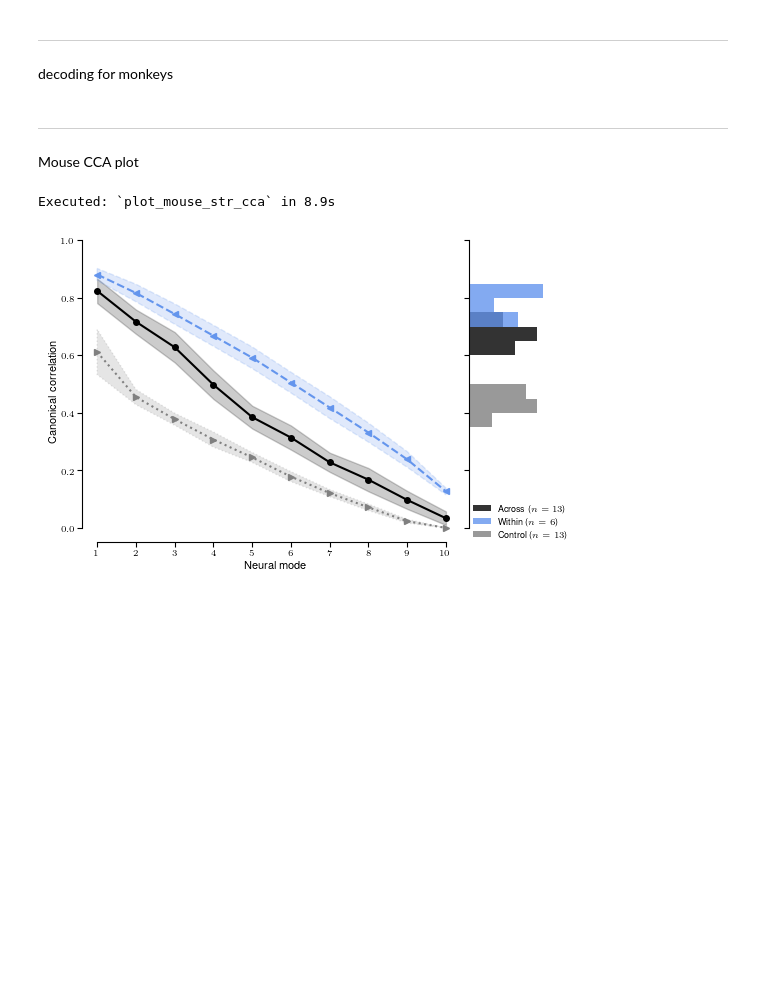
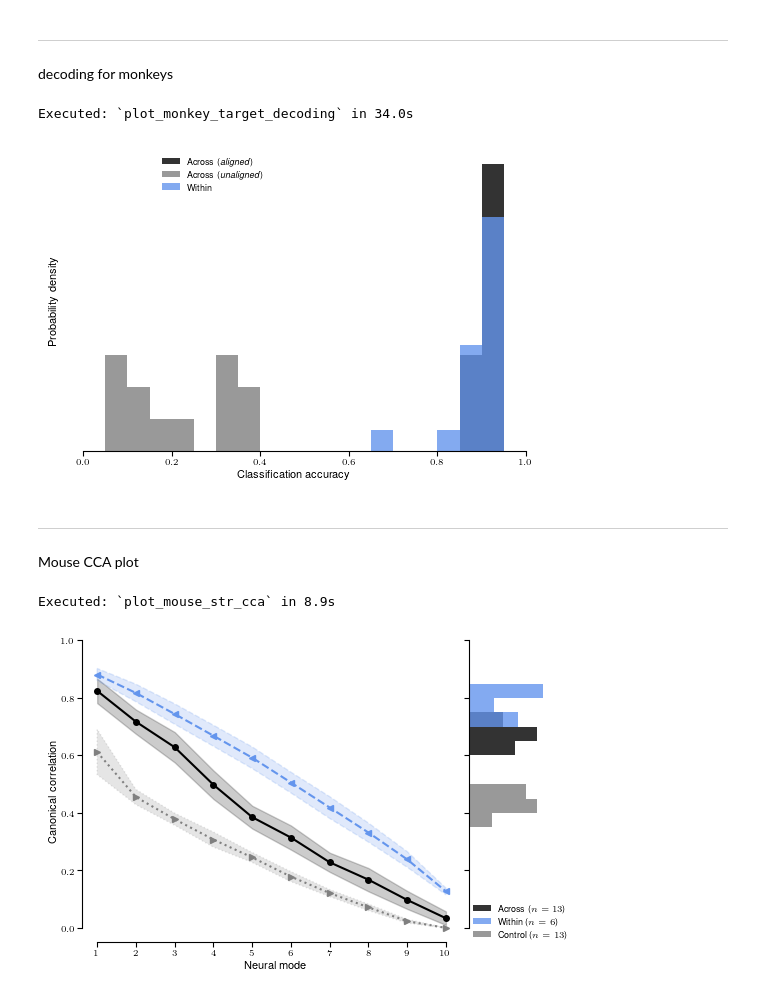
Before and after one commit to AtMostafa/multi-animal-alignment, a Jupyter notebook: paper/fig3.ipynb, the cells around one changed output. Drawn from its saved outputs; the diff is of its cells as text; code cells hidden in the pictures; blank space fills up the shorter version.

```diff
--- a/paper/fig3.ipynb
+++ b/paper/fig3.ipynb
@@ -368,16 +370,19 @@ def plot_monkey_target_decoding(ax, full_list, allDFs):
 # %%
 if "__file__" not in dir():
     plt.close('all')
     set_rc()
     fig=plt.figure(dpi=100)
     ax = fig.add_subplot()
 
 
     # full_list_MCx, allDFs_MCx = get_full_monkey_data()
 
-    plot_monkey_target_decoding(ax, full_list_MCx, allDFs_MCx)
+    plot_monkey_target_decoding(ax, full_list_MCx[10:15], allDFs_MCx)
 
     plt.show()
+# %% [output]
+Executed: `plot_monkey_target_decoding` in 34.0s
+[figure, added]
 # %% [markdown]
 ---
 
```
Also changed, not shown: parts of 6 cells of this notebook, 3 other files.
